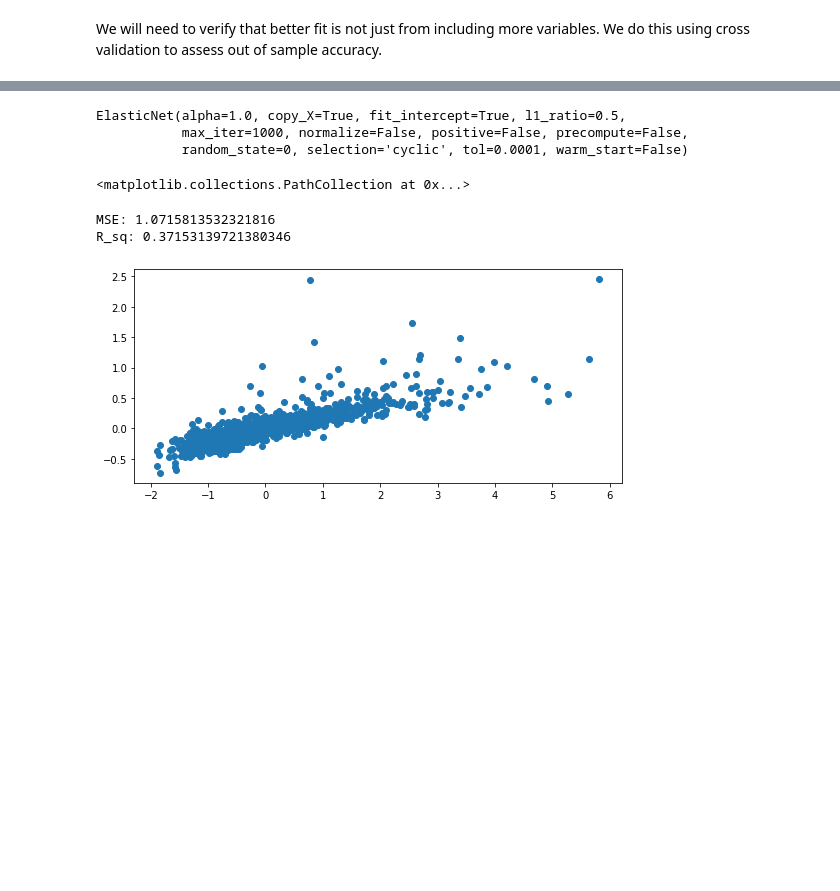
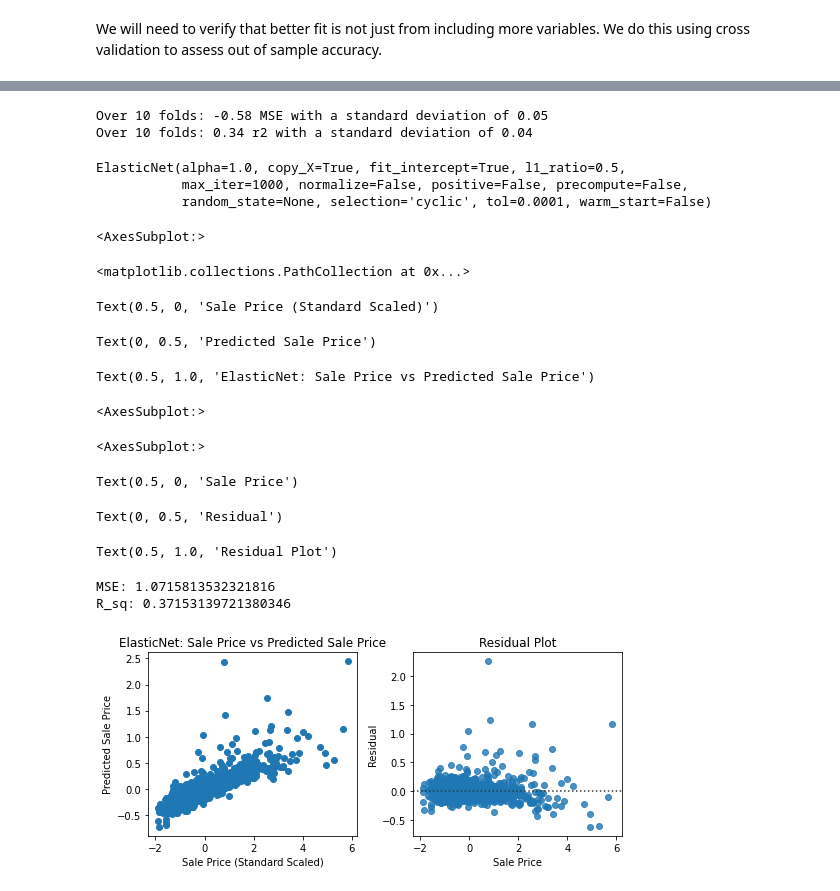
Before and after one commit to Steve-Desilets/MSDS-422-Module-2-Assignment, a Jupyter notebook: Module 2 Assignment - Group 3.ipynb, the cells around one changed output, grey strips where cells are left out. Saved outputs shown, nothing was run; the diff lists cells and outputs as text; code cells hidden in the pictures; blank space fills up the shorter version.

```diff
--- a/Module 2 Assignment - Group 3.ipynb
+++ b/Module 2 Assignment - Group 3.ipynb
@@ -1176,15 +1294,29 @@ sns.residplot(x=y_scale, y=y_pred)
 
 from sklearn.linear_model import ElasticNet
 
-regr = ElasticNet(random_state=0)
-regr.fit(x_scale, y_scale)
+regr = ElasticNet()
+regr.fit(x_scale, y_log_scale)
 
 ElasticNet(random_state=0)
 print(regr.coef_)
 print(regr.intercept_)
 
 y_pred = regr.predict(x_scale)
-plt.scatter(y_scale, y_pred)
+
+plt.subplot(1, 2, 1)
+plt.scatter(y_log_scale, y_pred)
+plt.xlabel('Sale Price (Standard Scaled)')
+plt.ylabel('Predicted Sale Price')
+plt.title('ElasticNet: Sale Price vs Predicted Sale Price')
+
+# Residuals
+
+plt.subplot(1, 2, 2)
+sns.residplot(x=y_log_scale, y=y_pred)
+plt.xlabel('Sale Price')
+plt.ylabel('Residual')
+plt.title('Residual Plot')
+
 
 MSE = np.square(np.subtract(y_scale,y_pred)).mean()
 print("MSE:",MSE)
@@ -1219,31 +1391,74 @@ sns.residplot(x=y_scale, y=y_pred)
+# %%
+#define cross-validation method to use
+
+cv = KFold(n_splits=10, random_state=1, shuffle=True)
+
+#build multiple linear regression model
+model = ElasticNet()
+
+#use k-fold CV to evaluate model
+scores_mse = cross_val_score(model, x_scale, y_scale, scoring='neg_mean_absolute_error',
+                         cv=cv, n_jobs=-1)
+print("Over 10 folds: %0.2f MSE with a standard deviation of %0.2f" % (scores_mse.mean(), scores_mse.std()))
+
+
+#use k-fold CV to evaluate model R2
+scores_r2 = cross_val_score(model, x_scale, y_scale, scoring='r2',
+                         cv=cv, n_jobs=-1)
+print("Over 10 folds: %0.2f r2 with a standard deviation of %0.2f" % (scores_r2.mean(), scores_r2.std()))
+# %% [output]
+Over 10 folds: -0.58 MSE with a standard deviation of 0.05
+Over 10 folds: 0.34 r2 with a standard deviation of 0.04
 # %%
 from sklearn.linear_model import ElasticNet
 
 
 # transform out polynomial features
 poly_x_values = poly_model.fit_transform(x_scale)
 
-
-regr = ElasticNet(random_state=0)
+regr = ElasticNet()
 regr.fit(poly_x_values, y_scale)
 
 #ElasticNet(random_state=0)
 #print(regr.coef_)
 #print(regr.intercept_)
 
 y_pred = regr.predict(poly_x_values)
+
+
+plt.subplot(1, 2, 1)
 plt.scatter(y_scale, y_pred)
+plt.xlabel('Sale Price (Standard Scaled)')
+plt.ylabel('Predicted Sale Price')
+plt.title('ElasticNet: Sale Price vs Predicted Sale Price')
+
+# Residuals
+
+plt.subplot(1, 2, 2)
+sns.residplot(x=y_scale, y=y_pred)
+plt.xlabel('Sale Price')
+plt.ylabel('Residual')
+plt.title('Residual Plot')
 
 MSE = np.square(np.subtract(y_scale,y_pred)).mean()
 print("MSE:",MSE)
 
 r2 = r2_score(y_scale, y_pred)
 print("R_sq:",r2)
 # %% [output]
 ElasticNet(alpha=1.0, copy_X=True, fit_intercept=True, l1_ratio=0.5,
            max_iter=1000, normalize=False, positive=False, precompute=False,
-           random_state=0, selection='cyclic', tol=0.0001, warm_start=False)
+           random_state=None, selection='cyclic', tol=0.0001, warm_start=False)
-<matplotlib.collections.PathCollection at 0x...>
+<AxesSubplot:>
-MSE: 1.0715813532321816
-R_sq: 0.37153139721380346
+<matplotlib.collections.PathCollection at 0x...>
+Text(0.5, 0, 'Sale Price (Standard Scaled)')
+Text(0, 0.5, 'Predicted Sale Price')
+Text(0.5, 1.0, 'ElasticNet: Sale Price vs Predicted Sale Price')
+<AxesSubplot:>
+<AxesSubplot:>
+Text(0.5, 0, 'Sale Price')
+Text(0, 0.5, 'Residual')
+Text(0.5, 1.0, 'Residual Plot')
+MSE: 1.0715813532321816
+R_sq: 0.37153139721380346
-[figure, old version]
+[figure, new version]
```
Also changed, not shown: parts of 33 cells of this notebook.
